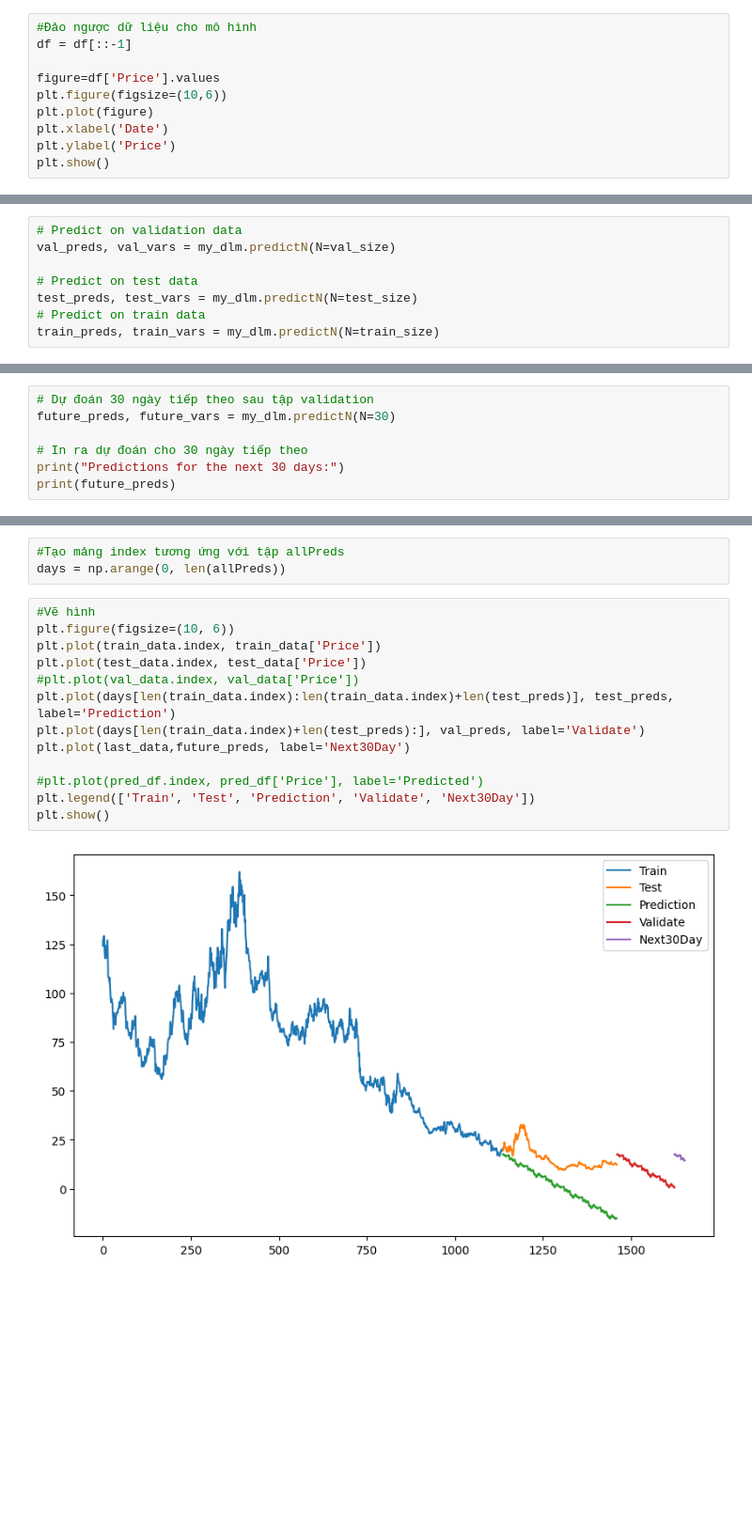
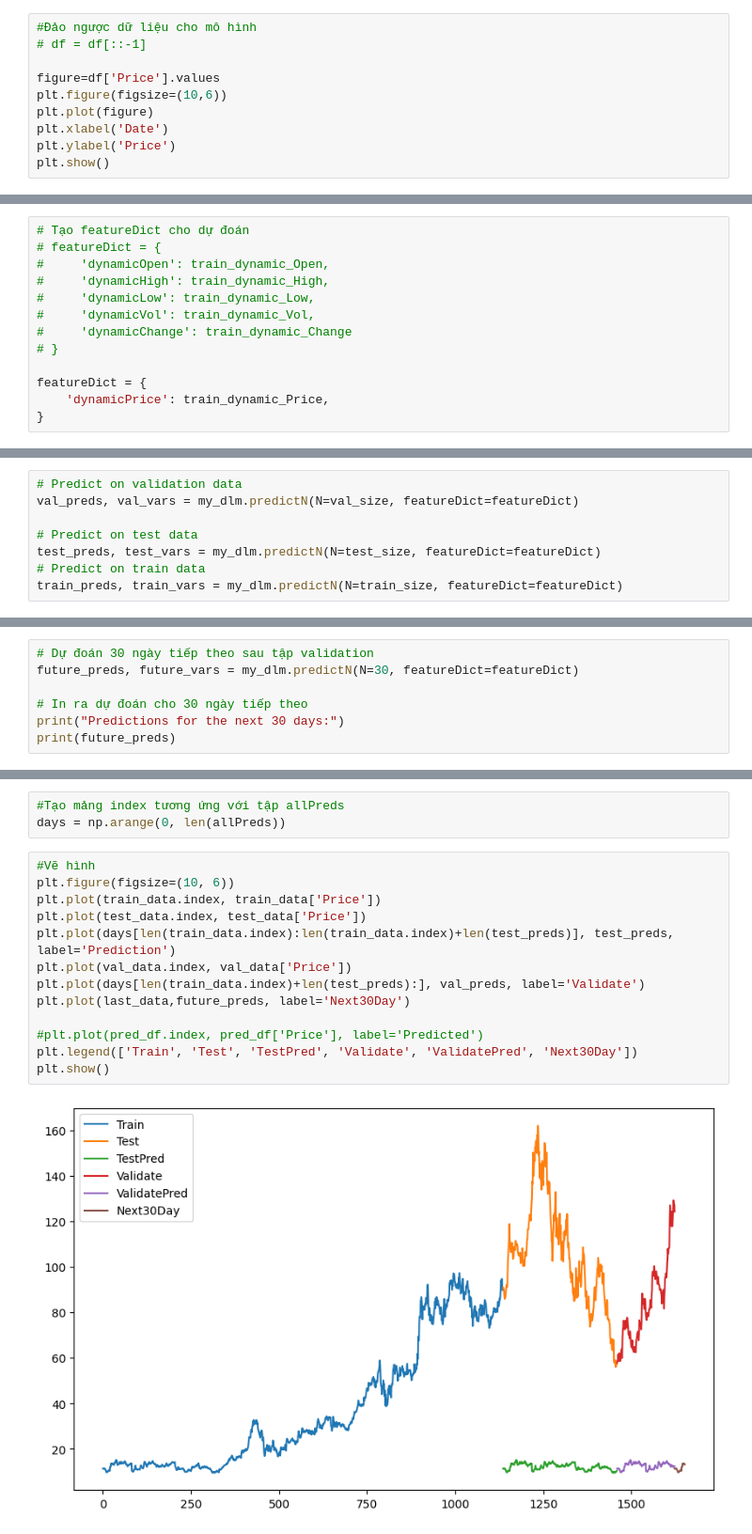
Before and after one commit to dangnghiepcuong/IS403.N21.HTTT_Nhom2, a Jupyter notebook: 8. BDLM/AMD_BDLM_Model_721.ipynb, the cells around one changed output, grey strips where cells are left out. Shown at 94% size. Saved outputs shown, nothing was run; the diff lists cells and outputs as text; blank space fills up the shorter version.

```diff
--- a/8. BDLM/AMD_BDLM_Model_721.ipynb
+++ b/8. BDLM/AMD_BDLM_Model_721.ipynb
@@ -84,6 +109,6 @@ df
 # %%
 #Đảo ngược dữ liệu cho mô hình
-df = df[::-1]
+# df = df[::-1]
 
 figure=df['Price'].values
 plt.figure(figsize=(10,6))
@@ -130,3 +201,16 @@ Starting forward filtering...
 Forward filtering completed.
 Starting backward smoothing...
 Backward smoothing completed.
+# %%
+# Tạo featureDict cho dự đoán
+# featureDict = {
+#     'dynamicOpen': train_dynamic_Open,
+#     'dynamicHigh': train_dynamic_High,
+#     'dynamicLow': train_dynamic_Low,
+#     'dynamicVol': train_dynamic_Vol,
+#     'dynamicChange': train_dynamic_Change
+# }
+
+featureDict = {
+    'dynamicPrice': train_dynamic_Price,
+}
@@ -159,11 +223,11 @@ my_dlm.plotPredictN(N=30, date=my_dlm.n-30)
 # %%
 # Predict on validation data
-val_preds, val_vars = my_dlm.predictN(N=val_size)
+val_preds, val_vars = my_dlm.predictN(N=val_size, featureDict=featureDict)
 
 # Predict on test data
-test_preds, test_vars = my_dlm.predictN(N=test_size)
+test_preds, test_vars = my_dlm.predictN(N=test_size, featureDict=featureDict)
 # Predict on train data
-train_preds, train_vars = my_dlm.predictN(N=train_size)
+train_preds, train_vars = my_dlm.predictN(N=train_size, featureDict=featureDict)
 # %%
 # Các giá trị thực tế cho validation, test và train data
 val_actual = val_data['Price'].values
@@ -212,7 +265,7 @@ last_index =  df.index[-1]
 last_data = pd.RangeIndex(start=last_index, stop=last_index+30, step=1)
 # %%
 # Dự đoán 30 ngày tiếp theo sau tập validation
-future_preds, future_vars = my_dlm.predictN(N=30)
+future_preds, future_vars = my_dlm.predictN(N=30, featureDict=featureDict)
 
 # In ra dự đoán cho 30 ngày tiếp theo
 print("Predictions for the next 30 days:")
@@ -229,15 +282,15 @@ days = np.arange(0, len(allPreds))
 # %%
 #Vẽ hình
 plt.figure(figsize=(10, 6))
 plt.plot(train_data.index, train_data['Price'])
 plt.plot(test_data.index, test_data['Price'])
-#plt.plot(val_data.index, val_data['Price'])
 plt.plot(days[len(train_data.index):len(train_data.index)+len(test_preds)], test_preds, label='Prediction')
+plt.plot(val_data.index, val_data['Price'])
 plt.plot(days[len(train_data.index)+len(test_preds):], val_preds, label='Validate')
 plt.plot(last_data,future_preds, label='Next30Day')
 
 #plt.plot(pred_df.index, pred_df['Price'], label='Predicted')
-plt.legend(['Train', 'Test', 'Prediction', 'Validate', 'Next30Day'])
+plt.legend(['Train', 'Test', 'TestPred', 'Validate', 'ValidatePred', 'Next30Day'])
 plt.show()
 # %% [output]
-[figure, old version]
+[figure, new version]
```
Also changed, not shown: parts of 20 cells of this notebook, 8 other files.
